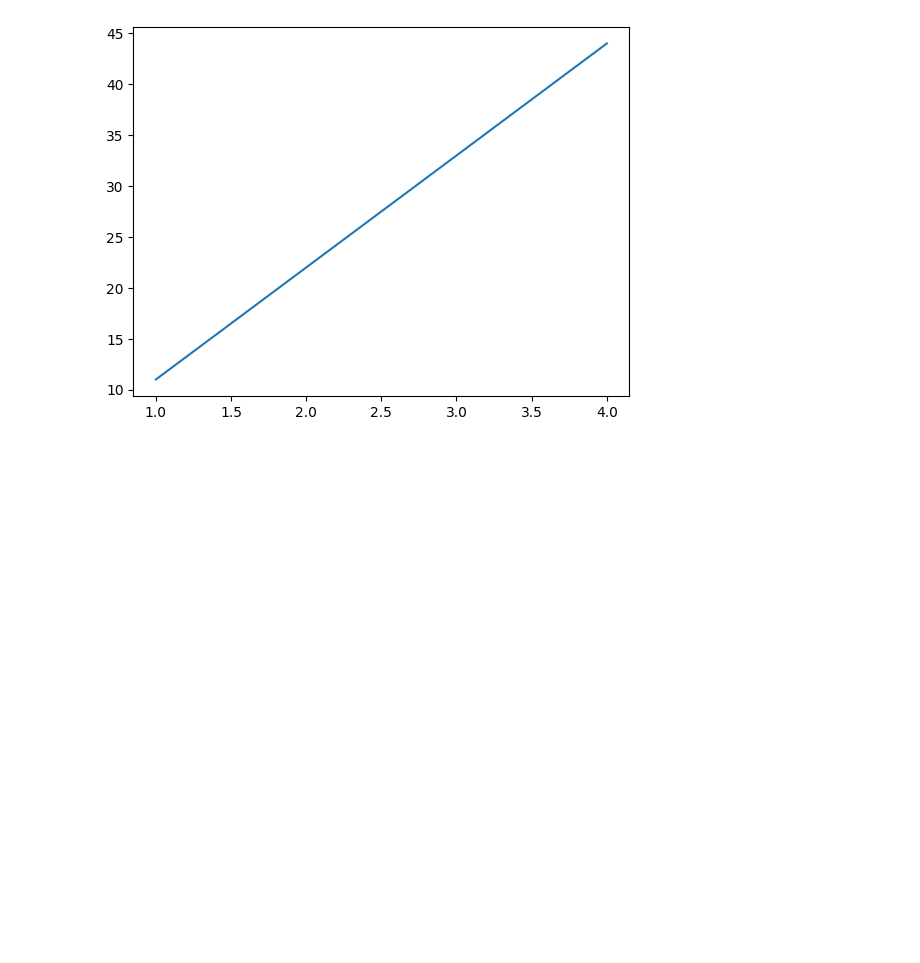
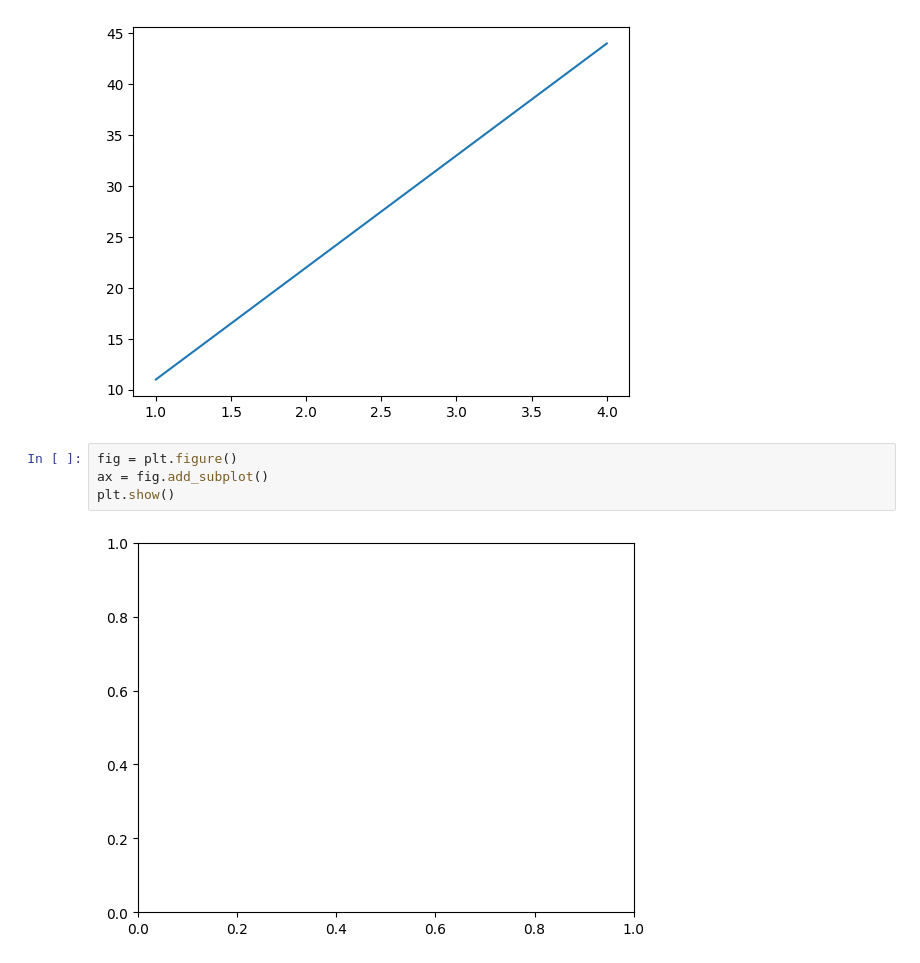
Before and after one commit to danhenriquex/Learning_Data_Science, a Jupyter notebook: matplotlib/Matplotlib.ipynb, the cells around one changed output. Saved outputs shown, nothing was run; the diff lists cells and outputs as text; blank space fills up the shorter version.

```diff
--- a/matplotlib/Matplotlib.ipynb
+++ b/matplotlib/Matplotlib.ipynb
@@ -23,3 +23,9 @@ y = [11, 22, 33, 44]
 plt.plot(x, y);
 # %% [output]
 [figure]
+# %%
+fig = plt.figure()
+ax = fig.add_subplot()
+plt.show()
+# %% [output]
+[figure, added]
```
Also changed, not shown: parts of 20 cells of this notebook, 2 other files.
